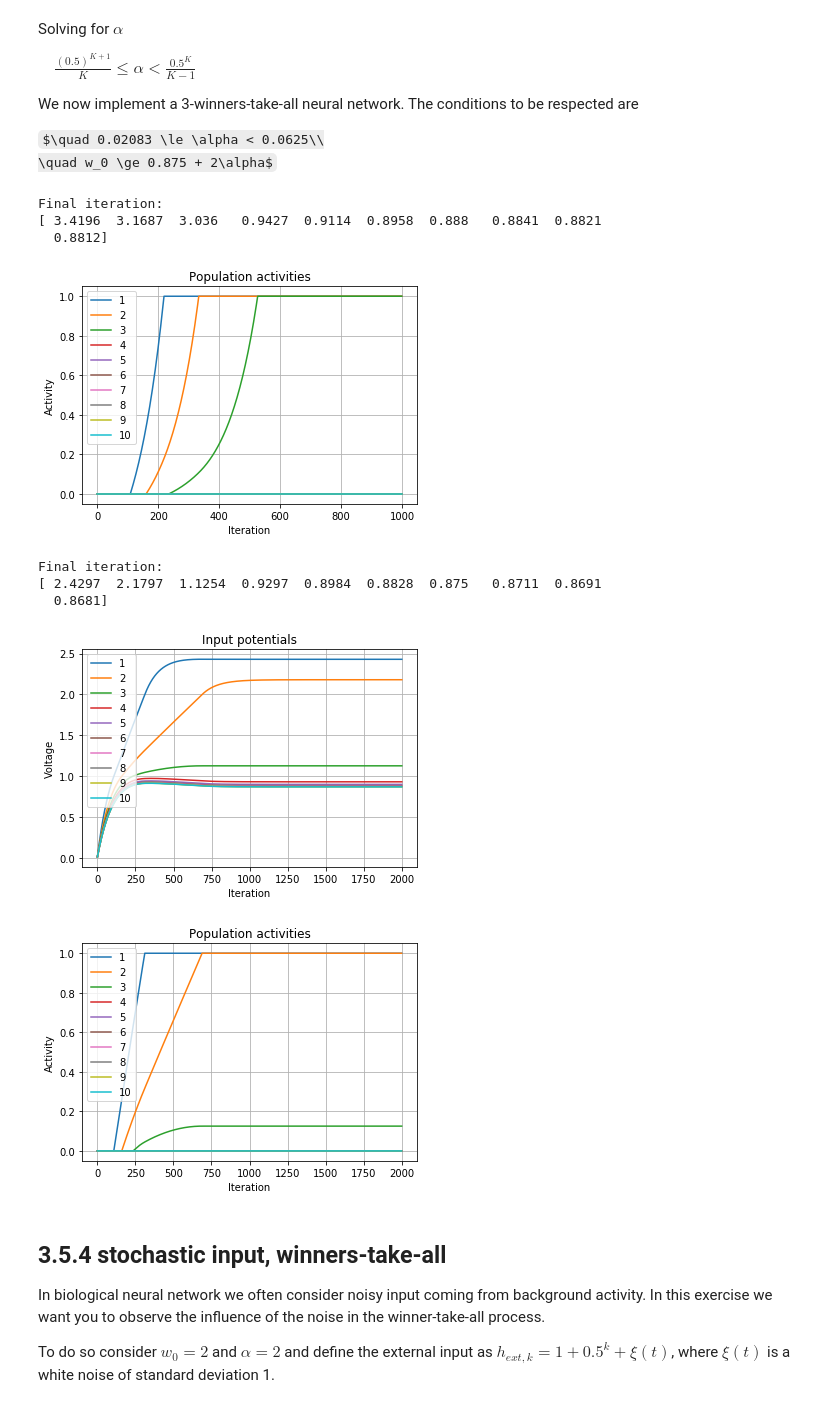
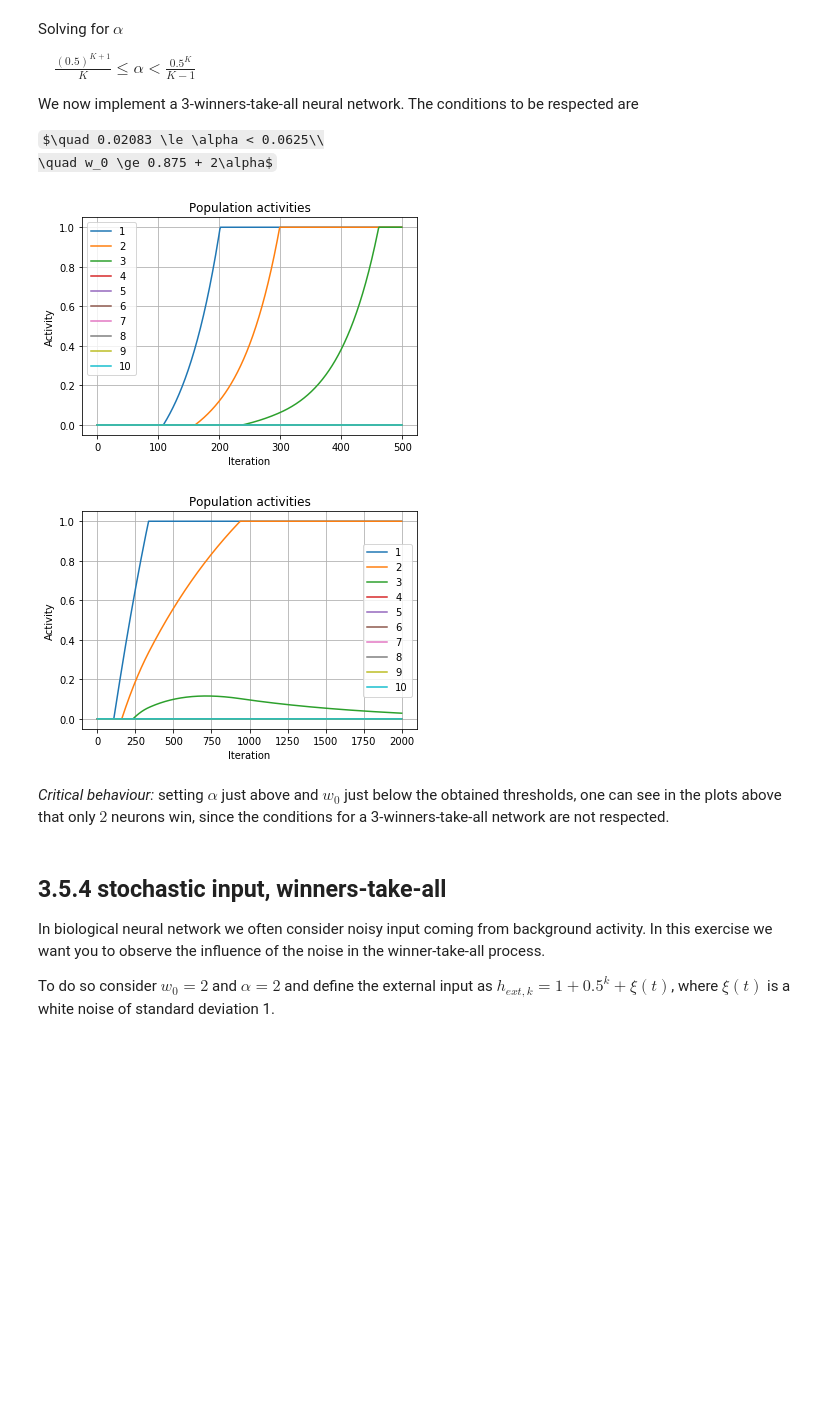
Before and after one commit to marcoabrate/biologicalmodelingofnn, a Jupyter notebook: project3/Ex3_firstName_lastName_0000.ipynb, the cells around one changed output. Saved outputs shown, nothing was run; the diff lists cells and outputs as text; code cells hidden in the pictures; some formulas as TeX source; blank space fills up the shorter version.

```diff
--- a/project3/Ex3_firstName_lastName_0000.ipynb
+++ b/project3/Ex3_firstName_lastName_0000.ipynb
@@ -448,7 +431,7 @@ def plot_decision_space(rmL, rmR, avg_window_width):
 c = 0.3
 results = []
 for i in range(5):
-    r = decision_making.sim_decision_making_network(N_Excit=380, N_Inhib=94, t_stimulus_start= 0. * b2.ms,
+    r = decision_making.sim_decision_making_network(N_Excit=380, N_Inhib=95, t_stimulus_start= 0. * b2.ms,
                                                     coherence_level=c, max_sim_time=1000.*b2.ms)
     results.append(r)
 # %% [output]
@@ -507,6 +485,8 @@ idx_A = numpy.argmax(smoothed_rates_A > rate_threshold/b2.Hz)
 t_A = idx_A * b2.defaultclock.dt`
 
 Run a few simulations to test your function.
+# %%
+threshold = 25 # [Hz]
 # %%
 def get_decision_time(rmL, rmR, avg_window_width, rate_threshold):
     """
@@ -539,11 +519,12 @@ def get_decision_time(rmL, rmR, avg_window_width, rate_threshold):
     return (dtL, dtR)
 # %%
 aww = 80
-cs = np.random.uniform(-1, 1, 5)
+cs = np.linspace(-1, 1, 10)
+cs.sort()
 decision_times = []
 for c in cs:
-    r = decision_making.sim_decision_making_network(N_Excit=380, N_Inhib=94, t_stimulus_start= 0. * b2.ms,
+    r = decision_making.sim_decision_making_network(N_Excit=380, N_Inhib=95, t_stimulus_start= 0. * b2.ms,
                                                     coherence_level=c, max_sim_time=800.*b2.ms)
-    dt = get_decision_time(r["rate_monitor_A"], r["rate_monitor_B"], aww*b2.ms, 25)
+    dt = get_decision_time(r["rate_monitor_A"], r["rate_monitor_B"], aww*b2.ms, threshold)
     decision_times.append(dt)
 # %% [output]
@@ -666,12 +658,12 @@ def simulate_network(N_neuron, N_iter, alpha, w0, eta, h_init, h_ext, verbose=Fa
         dic_evolution['activities'].append(g(h_next)) ## add the activity at time t to the list ##
         h = h_next
 
-        if (i % 100 == 0 and verbose):
+        if (i % 500 == 0 and verbose):
             print("Iteration number %d: "%i)
             print(np.around(h_next, decimals=4))
-
-    print("Final iteration: ")
-    print(np.around(h_next, decimals=4))
+    if (verbose):
+        print("Final iteration: ")
+        print(np.around(h_next, decimals=4))
 
     if plot_pot:
         for i in range(N_neuron):
@@ -857,27 +828,22 @@ $\quad 0.02083 \le \alpha < 0.0625\\
 \quad w_0 \ge 0.875 + 2\alpha$
 # %%
 # 3-winners-take-all neural network
-N_iter = 1000
+N_iter = 500
 alpha = 0.04
-w0 = 2
+w0 = 2.5 # we use high value of w0 to reach stability faster
 dic_evolution = simulate_network(N_neuron, N_iter, alpha, w0, eta, h, h_ext)
 # %% [output]
-Final iteration:
-[ 3.4196  3.1687  3.036   0.9427  0.9114  0.8958  0.888   0.8841  0.8821
-  0.8812]
-[figure, old version]
+[figure, new version]
 # %%
 # critical behaviour
 N_iter = 2000
-alpha = 0.0625
-w0 = 1
-dic_evolution = simulate_network(N_neuron, N_iter, alpha, w0, eta, h, h_ext, plot_pot=True)
+alpha = 0.063
+w0 = 0.9
+dic_evolution = simulate_network(N_neuron, N_iter, alpha, w0, eta, h, h_ext)
 # %% [output]
-Final iteration:
-[ 2.4297  2.1797  1.1254  0.9297  0.8984  0.8828  0.875   0.8711  0.8691
-  0.8681]
-[figure, old version]
+[figure, new version]
-[figure, removed]
+# %% [markdown]
+_Critical behaviour:_ setting $\alpha$ just above and $w_0$ just below the obtained thresholds, one can see in the plots above that only $2$ neurons win, since the conditions for a 3-winners-take-all network are not respected.
 # %% [markdown]
 ## 3.5.4 stochastic input, winners-take-all
 
```
Also changed, not shown: parts of 37 cells of this notebook.
